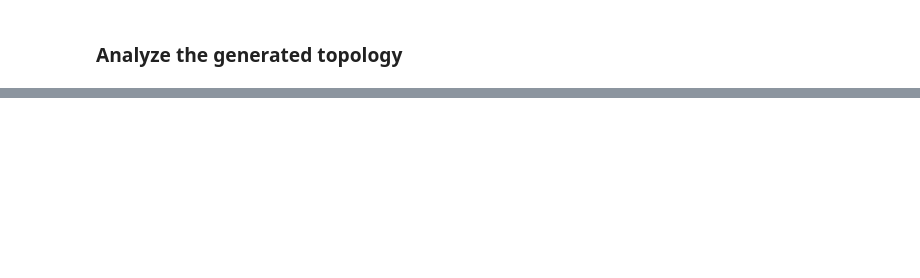
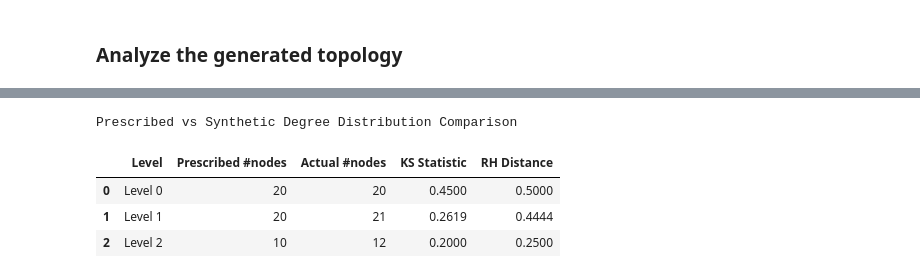
Before and after one commit to cookbook-ms/Chung_Lu_Chain-synthesizer, a Jupyter notebook: examples/TopologyGeneration.ipynb, the cells around one changed output, grey strips where cells are left out. Saved outputs shown, nothing was run; the diff lists cells and outputs as text; code cells hidden in the pictures; blank space fills up the shorter version.

```diff
--- a/examples/TopologyGeneration.ipynb
+++ b/examples/TopologyGeneration.ipynb
@@ -181,0 +186,38 @@ Analysis Complete.
+# %%
+from scipy.stats import ks_2samp
+from scipy.spatial.distance import directed_hausdorff
+import pandas as pd
+
+def relative_hausdorff(seq_a, seq_b):
+    """1-D Relative Hausdorff distance between two degree sequences."""
+    a = np.sort(seq_a).reshape(-1, 1).astype(float)
+    b = np.sort(seq_b).reshape(-1, 1).astype(float)
+    h = max(directed_hausdorff(a, b)[0], directed_hausdorff(b, a)[0])
+    denom = max(a.max(), b.max())
+    return h / denom if denom > 0 else 0.0
+
+rows = []
+for level, prescribed_degrees in enumerate(params['degrees_by_level']):
+    sub = grid_graph.level(level)
+    actual_degrees = [d for _, d in sub.degree()]
+
+    ks_stat, _ = ks_2samp(prescribed_degrees, actual_degrees)
+    rh = relative_hausdorff(prescribed_degrees, actual_degrees)
+
+    rows.append({
+        'Level': f'Level {level}',
+        'Prescribed #nodes': len(prescribed_degrees),
+        'Actual #nodes': len(actual_degrees),
+        'KS Statistic': round(ks_stat, 4),
+        'RH Distance': round(rh, 4),
+    })
+
+df = pd.DataFrame(rows)
+print("Prescribed vs Synthetic Degree Distribution Comparison")
+df
+# %% [output]
+Prescribed vs Synthetic Degree Distribution Comparison
+|  | Level | Prescribed #nodes | Actual #nodes | KS Statistic | RH Distance |
+| 0 | Level 0 | 20 | 20 | 0.4500 | 0.5000 |
+| 1 | Level 1 | 20 | 21 | 0.2619 | 0.4444 |
+| 2 | Level 2 | 10 | 12 | 0.2000 | 0.2500 |
```
Also changed, not shown: parts of 8 cells of this notebook, 7 other files.
